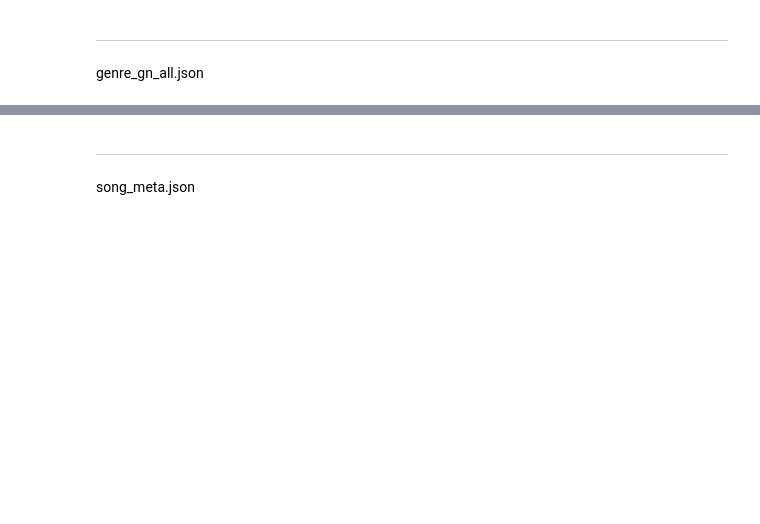
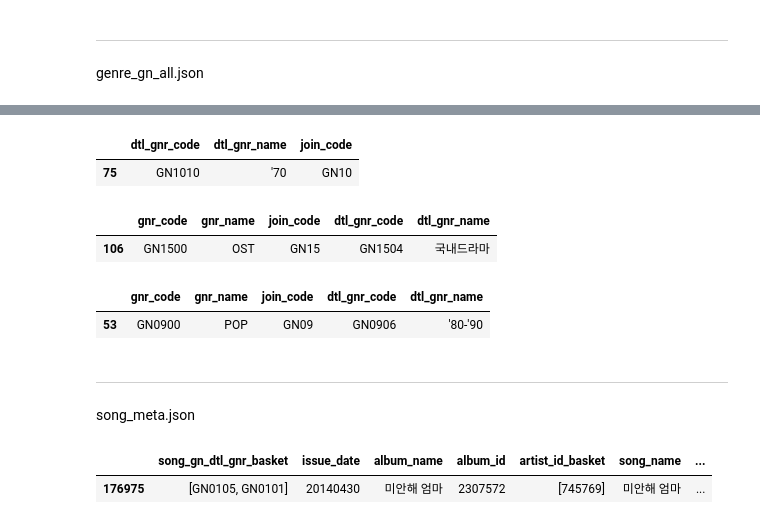
Before and after one commit to hyorimlee/KaggleKiggle, a Jupyter notebook: jwjw/kakao_arena/melon/my/melon_data.ipynb, the cells around one changed output, grey strips where cells are left out. Saved outputs shown, nothing was run; the diff lists cells and outputs as text; code cells hidden in the pictures; blank space fills up the shorter version.

```diff
--- a/jwjw/kakao_arena/melon/my/melon_data.ipynb
+++ b/jwjw/kakao_arena/melon/my/melon_data.ipynb
@@ -56,6 +51,9 @@ dtl_gnr_code.rename(columns = {'gnr_code' : 'dtl_gnr_code', 'gnr_name' : 'dtl_gn
 # %%
 # 224 detail categories
-dtl_gnr_code
+dtl_gnr_code.sample()
+# %% [output]
+|  | dtl_gnr_code | dtl_gnr_name | join_code |
+| 75 | GN1010 | '70 | GN10 |
 # %%
 # extract 4 head char of code => genre code
 gnr_code = gnr_code.assign(join_code = gnr_code['gnr_code'].str[0:4])
@@ -64,16 +62,25 @@ dtl_gnr_code = dtl_gnr_code.assign(join_code = dtl_gnr_code['dtl_gnr_code'].str[
 # make it tree by extracted genre code
 gnr_code_tree = pd.merge(gnr_code,dtl_gnr_code, how = 'left', on = 'join_code')
 # %%
-gnr_code_tree
+gnr_code_tree.sample()
+# %% [output]
+|  | gnr_code | gnr_name | join_code | dtl_gnr_code | dtl_gnr_name |
+| 106 | GN1500 | OST | GN15 | GN1504 | 국내드라마 |
 # %%
 # see code GN0900 POP
-gnr_code_tree[gnr_code_tree['gnr_code'] == 'GN0900']
+gnr_code_tree[gnr_code_tree['gnr_code'] == 'GN0900'].sample()
+# %% [output]
+|  | gnr_code | gnr_name | join_code | dtl_gnr_code | dtl_gnr_name |
+| 53 | GN0900 | POP | GN09 | GN0906 | '80-'90 |
 # %% [markdown]
 ---
 song_meta.json
 # %%
 song_meta = pd.read_json(default_path+'song_meta.json',typ = 'frame')
 # %%
-song_meta
+song_meta.sample()
+# %% [output]
+|  | song_gn_dtl_gnr_basket | issue_date | album_name | album_id | artist_id_basket | song_name | ... |
+| 176975 | [GN0105, GN0101] | 20140430 | 미안해 엄마 | 2307572 | [745769] | 미안해 엄마 | ... |
 # %%
 song_meta.info()
```
Also changed, not shown: parts of 31 cells of this notebook.
